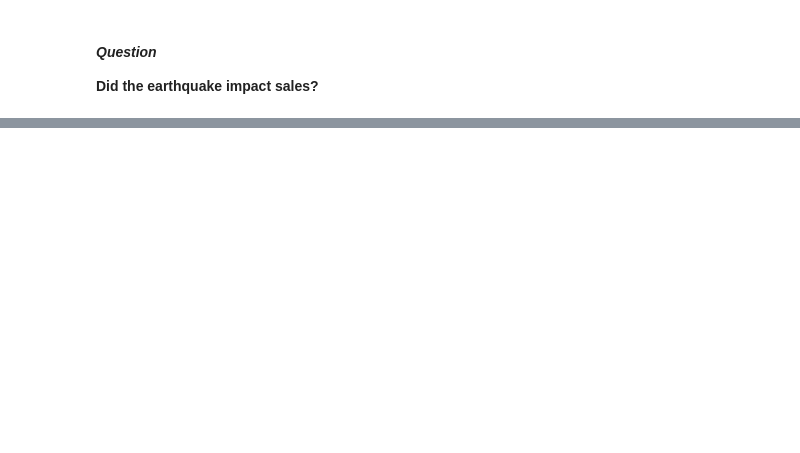
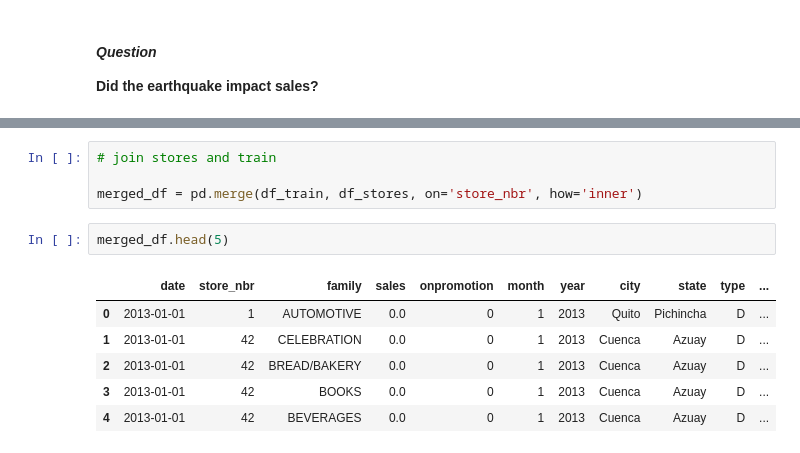
Before and after one commit to wamathaiwandeto/Time-Series-Regression-Analysis, a Jupyter notebook: notebooks/notebook.ipynb, the cells around one changed output, grey strips where cells are left out. Cells and saved outputs as stored; diff of their text form; blank space fills up the shorter version.

```diff
--- a/notebooks/notebook.ipynb
+++ b/notebooks/notebook.ipynb
@@ -531,0 +727,13 @@ print(sales_summary)
+# %%
+# join stores and train
+
+merged_df = pd.merge(df_train, df_stores, on='store_nbr', how='inner')
+# %%
+merged_df.head(5)
+# %% [output]
+|  | date | store_nbr | family | sales | onpromotion | month | year | city | state | type | ... |
+| 0 | 2013-01-01 | 1 | AUTOMOTIVE | 0.0 | 0 | 1 | 2013 | Quito | Pichincha | D | ... |
+| 1 | 2013-01-01 | 42 | CELEBRATION | 0.0 | 0 | 1 | 2013 | Cuenca | Azuay | D | ... |
+| 2 | 2013-01-01 | 42 | BREAD/BAKERY | 0.0 | 0 | 1 | 2013 | Cuenca | Azuay | D | ... |
+| 3 | 2013-01-01 | 42 | BOOKS | 0.0 | 0 | 1 | 2013 | Cuenca | Azuay | D | ... |
+| 4 | 2013-01-01 | 42 | BEVERAGES | 0.0 | 0 | 1 | 2013 | Cuenca | Azuay | D | ... |
```
Also changed, not shown: parts of 15 cells of this notebook.
